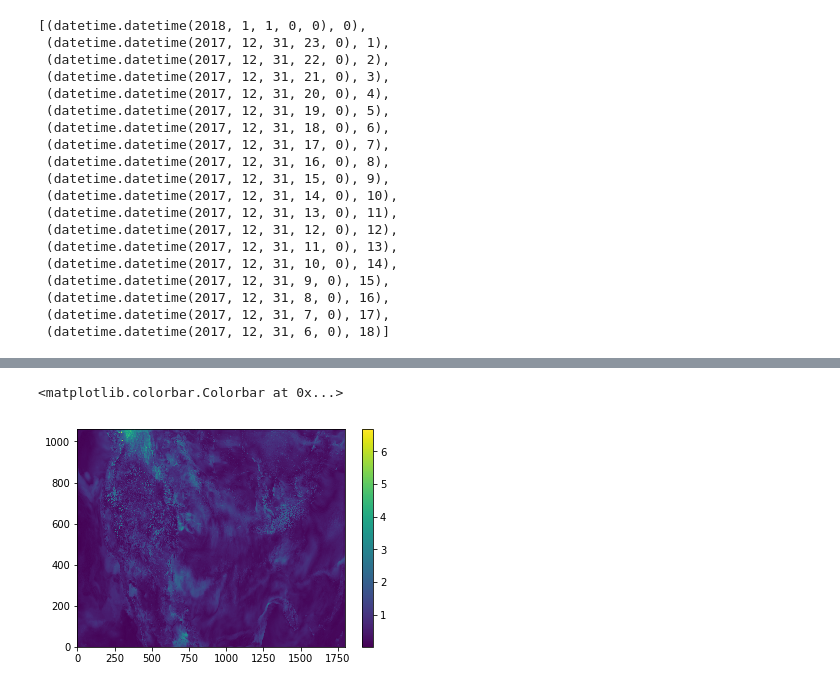
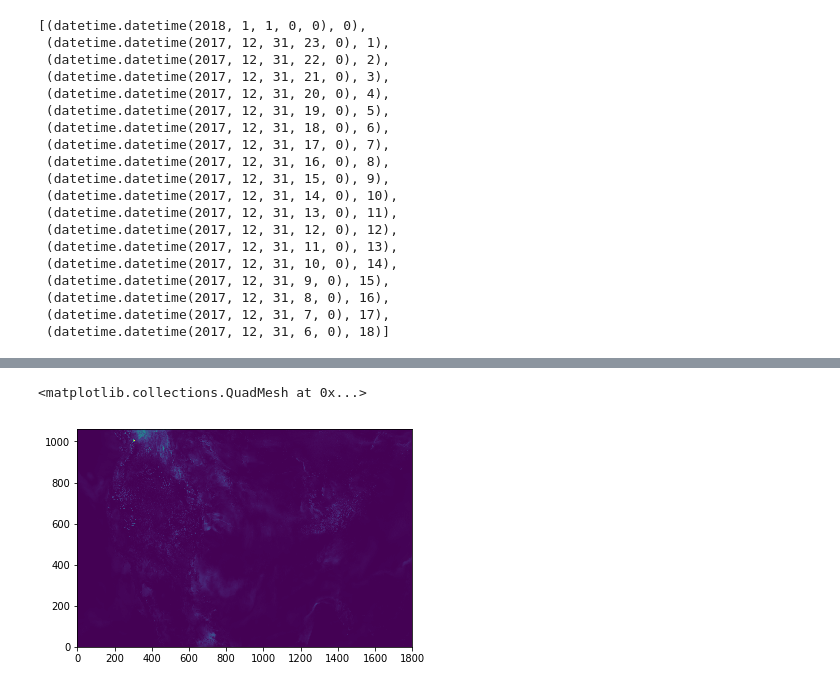
Before and after one commit to blaylockbk/pyBKB_v3, a Jupyter notebook: __sandbox.ipynb, the cells around one changed output, grey strips where cells are left out. Drawn from its saved outputs; the diff is of its cells as text; code cells hidden in the pictures.

```diff
--- a/__sandbox.ipynb
+++ b/__sandbox.ipynb
@@ -38,5 +38,5 @@ run_fxx
 # %%
 H = np.array([get_hrrr_variable(z[0], variable, fxx=z[1],
                                     verbose=False
-                                    )['valid']
+                                    )['value']
               for z in run_fxx])
@@ -69,2 +43,3 @@ array([datetime.datetime(2018, 1, 1, 0, 0),
 # %%
-np.std(H, axis=0)
+variance = np.var(H, axis=0)
+mean_var =
@@ -85,6 +46,5 @@ array([[0.08117466, 0.0769937 , 0.08374618, ..., 0.14710274, 0.13986714,
-# %%
-plt.pcolormesh(np.std(H, axis=0))
-plt.colorbar()
-# %% [output]
-<matplotlib.colorbar.Colorbar at 0x...>
-[figure, removed]
+# %%
+plt.pcolormesh(variance)
+# %% [output]
+<matplotlib.collections.QuadMesh at 0x...>
+[figure, added]
```
Also changed, not shown: parts of 3 cells of this notebook, 4 other files.
